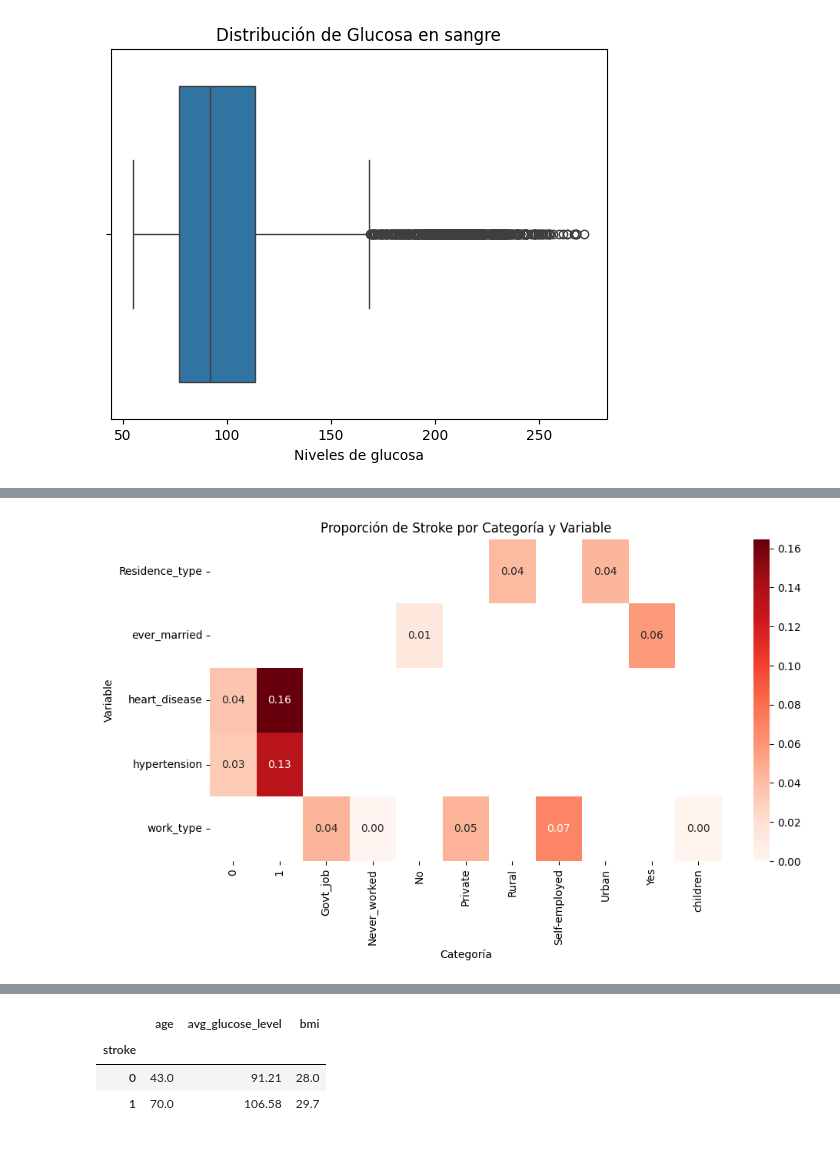
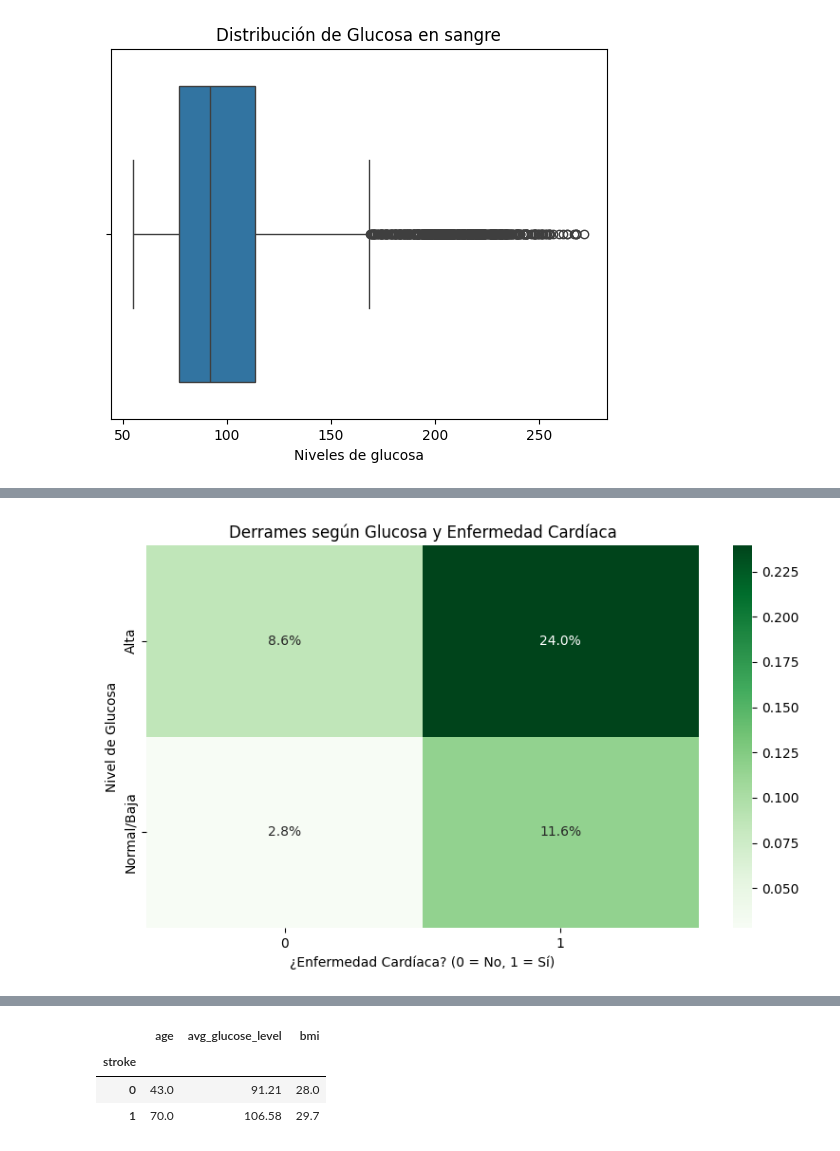
Before and after one commit to champagne-gabo/proyecto-inf280, a Jupyter notebook: notebook.ipynb, the cells around one changed output, grey strips where cells are left out. Saved outputs shown, nothing was run; the diff lists cells and outputs as text; code cells hidden in the pictures.

Commit message:
Variables escogidas y graficos creados

```diff
--- a/notebook.ipynb
+++ b/notebook.ipynb
@@ -274,34 +210,16 @@ plt.show()
-# %%
-# Variables categóricas que quieras analizar
-variables = ['hypertension', 'heart_disease', 'ever_married', 'work_type', 'Residence_type']
-
-# Lista para guardar resultados
-resultados = []
-
-# Recorremos cada variable y calculamos proporción de stroke == 1
-for var in variables:
-    proporciones = pd.crosstab(df[var], df['stroke'], normalize='index')
-    if 1 in proporciones.columns:
-        for categoria, valor in proporciones[1].items():
-            resultados.append({
-                'Variable': var,
-                'Categoría': categoria,
-                'Proporción_Stroke': valor
-            })
-
-# Lo convertimos en DataFrame
-df_resultados = pd.DataFrame(resultados)
-
-# Hacemos un heatmap pivotando
-pivot = df_resultados.pivot(index='Variable', columns='Categoría', values='Proporción_Stroke')
-
-# Graficamos
-plt.figure(figsize=(10, 6))
-sns.heatmap(pivot, annot=True, cmap='Reds', fmt=".2f")
-plt.title("Proporción de Stroke por Categoría y Variable")
-plt.xlabel("Categoría")
-plt.ylabel("Variable")
-plt.tight_layout()
-plt.show()
-# %% [output]
-[figure, removed]
+# %%
+df_grafico = df.copy()
+df_grafico['glucosa_cat'] = np.where(df_grafico['avg_glucose_level'] > 140, 'Alta', 'Normal/Baja')
+
+prop_glucosa_heart = df_grafico.groupby(['glucosa_cat', 'heart_disease'], observed=True)['stroke'].mean()
+prop_glucosa_heart = prop_glucosa_heart.unstack()
+
+plt.figure(figsize=(8, 5))
+sns.heatmap(prop_glucosa_heart, cmap="Greens", annot=True, fmt=".1%")
+plt.title("Derrames según Glucosa y Enfermedad Cardíaca")
+plt.xlabel("¿Enfermedad Cardíaca? (0 = No, 1 = Sí)")
+plt.ylabel("Nivel de Glucosa")
+plt.tight_layout()
+plt.show()
+# %% [output]
+[figure, added]
```
Also changed, not shown: parts of 11 cells of this notebook.
